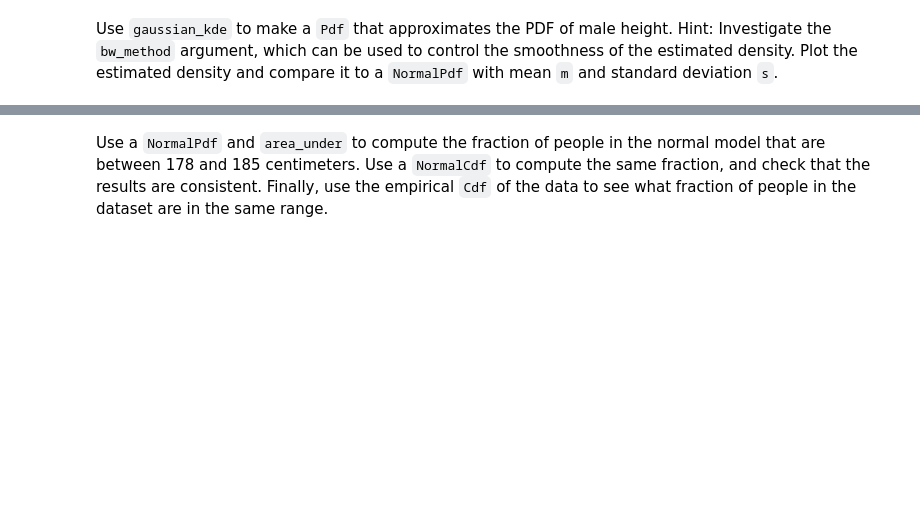
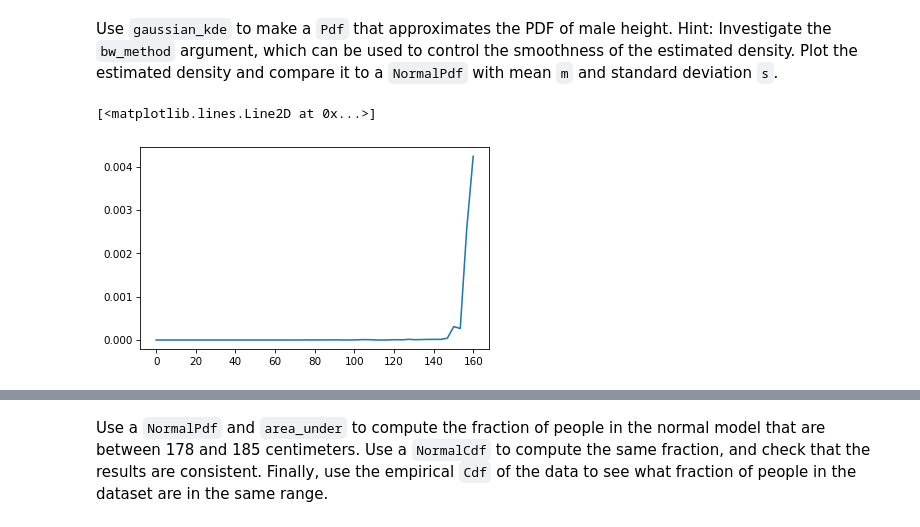
Before and after one commit to JoaoJimenez/Think_stats, a Jupyter notebook: nb/chap06.ipynb, the cells around one changed output, grey strips where cells are left out. Drawn from its saved outputs; the diff is of its cells as text; code cells hidden in the pictures; blank space fills up the shorter version.

```diff
--- a/nb/chap06.ipynb
+++ b/nb/chap06.ipynb
@@ -786,9 +789,12 @@ Use `gaussian_kde` to make a `Pdf` that approximates the PDF of male height.
 Hint: Investigate the `bw_method` argument, which can be used to control the smoothness of the estimated density.
 Plot the estimated density and compare it to a `NormalPdf` with mean `m` and standard deviation `s`.
 # %%
-# Solution goes here
+height_gaussian = gaussian_kde(heights)
 # %%
-# Solution goes here
+ps_hg = height_gaussian(qs)
 # %%
-# Solution goes here
+plt.plot(qs, ps_hg)
+# %% [output]
+[<matplotlib.lines.Line2D at 0x...>]
+[figure, added]
 # %%
```
Also changed, not shown: parts of 8 cells of this notebook.
